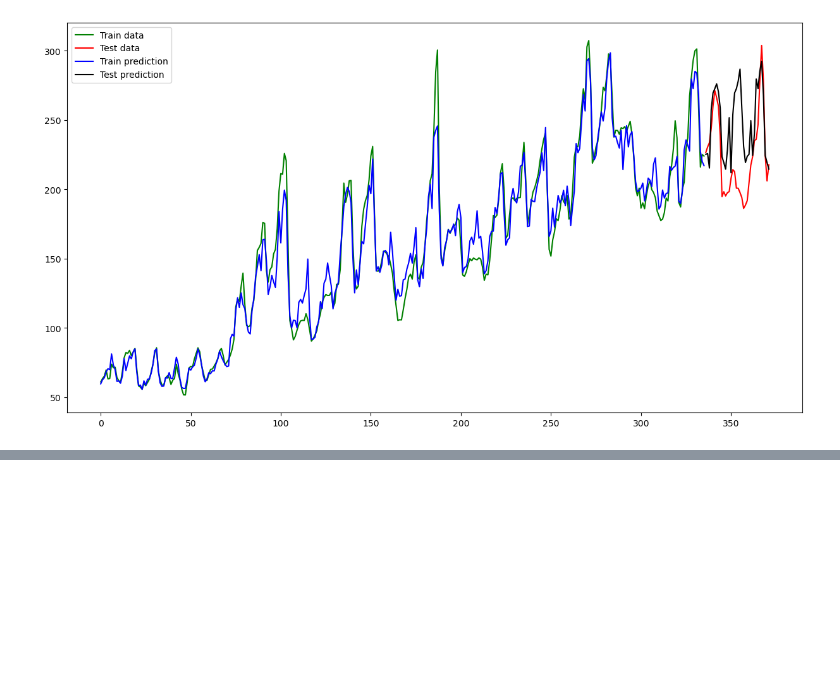
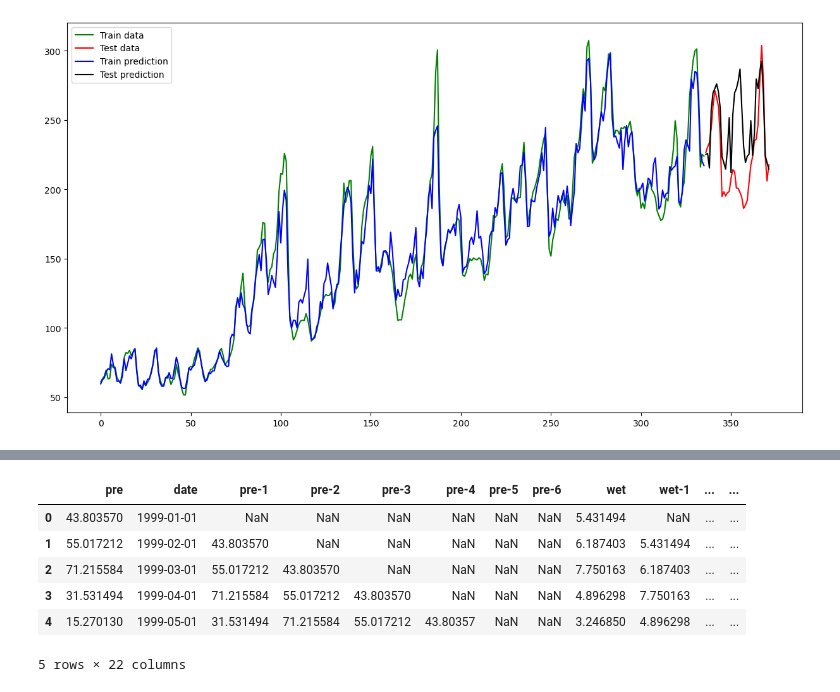
Before and after one commit to wwhite5/Springboard-Capstone-2-Time-Series, a Jupyter notebook: Final_Modeling.ipynb, the cells around one changed output, grey strips where cells are left out. Saved outputs shown, nothing was run; the diff lists cells and outputs as text; code cells hidden in the pictures; blank space fills up the shorter version.

```diff
--- a/Final_Modeling.ipynb
+++ b/Final_Modeling.ipynb
@@ -608,0 +620,4 @@ for i, (train_index, test_index) in enumerate(tscv.split(train)):
+# %%
+wet_ds = xr.open_dataset('E:\\OtherCodeProjects\\Springboard Capstone Projects\\Springboard-Capstone-2-Data\\Afghan_wet_days.nc', decode_timedelta=False)
+wet_days_df = netCDF_to_df(ds=wet_ds)
+wet_days_df.head()
@@ -608,0 +631,4 @@ for i, (train_index, test_index) in enumerate(tscv.split(train)):
+# %%
+rain_ds = xr.open_dataset('E:\\OtherCodeProjects\\Springboard Capstone Projects\\Springboard-Capstone-2-Data\\Afghan_rainfall.nc', decode_timedelta=False)
+rain_df = netCDF_to_df(ds=rain_ds)
+rain_df.head()
@@ -608,0 +642,4 @@ for i, (train_index, test_index) in enumerate(tscv.split(train)):
+# %%
+temp_ds = xr.open_dataset('E:\\OtherCodeProjects\\Springboard Capstone Projects\\Springboard-Capstone-2-Data\\Afghan_surface_temp.nc', decode_timedelta=False)
+temp_df = netCDF_to_df(ds=temp_ds)
+temp_df.head()
@@ -608,0 +653,15 @@ for i, (train_index, test_index) in enumerate(tscv.split(train)):
+# %%
+temp_df_new = get_prev_months(temp_df, 6, 'tmp')
+rain_df_new = get_prev_months(rain_df, 6, 'pre')
+wet_days_df_new = get_prev_months(wet_days_df, 6, 'wet')
+# %%
+climate_df = rain_df_new.merge(wet_days_df_new, on='date')
+climate_df = climate_df.merge(temp_df_new, on='date')
+# %% [output]
+|  | pre | date | pre-1 | pre-2 | pre-3 | pre-4 | pre-5 | pre-6 | wet | wet-1 | ... | ... |
+| 0 | 43.803570 | 1999-01-01 | NaN | NaN | NaN | NaN | NaN | NaN | 5.431494 | NaN | ... | ... |
+| 1 | 55.017212 | 1999-02-01 | 43.803570 | NaN | NaN | NaN | NaN | NaN | 6.187403 | 5.431494 | ... | ... |
+| 2 | 71.215584 | 1999-03-01 | 55.017212 | 43.803570 | NaN | NaN | NaN | NaN | 7.750163 | 6.187403 | ... | ... |
+| 3 | 31.531494 | 1999-04-01 | 71.215584 | 55.017212 | 43.803570 | NaN | NaN | NaN | 4.896298 | 7.750163 | ... | ... |
+| 4 | 15.270130 | 1999-05-01 | 31.531494 | 71.215584 | 55.017212 | 43.80357 | NaN | NaN | 3.246850 | 4.896298 | ... | ... |
+5 rows × 22 columns
```
Also changed, not shown: parts of 15 cells of this notebook, 1 other file.
